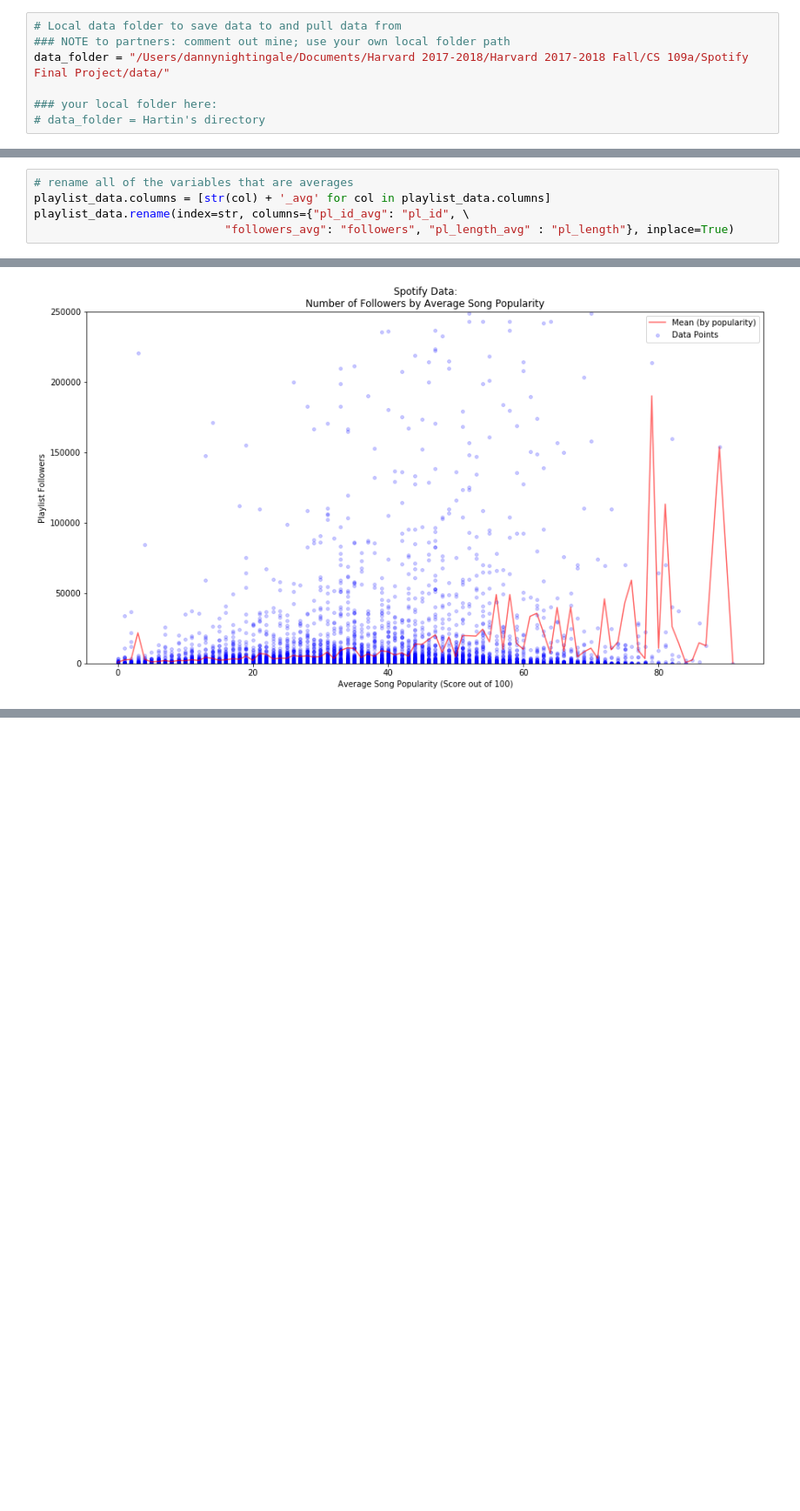
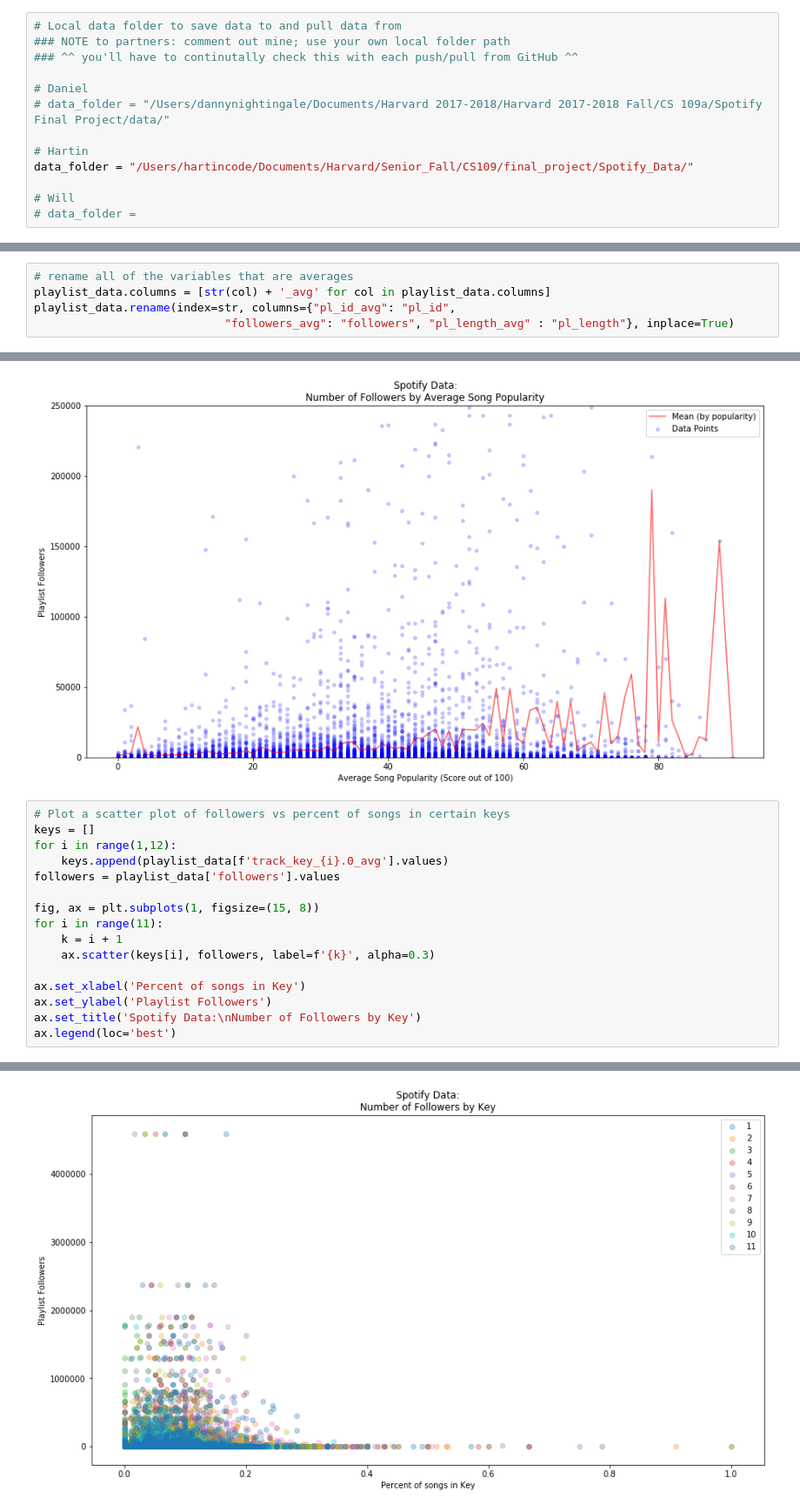
Before and after one commit to dhnightingale/spotify-cs109, a Jupyter notebook: Spotify Data Analysis.ipynb, the cells around one changed output, grey strips where cells are left out. Shown at 87% size. Cells and saved outputs as stored; diff of their text form; blank space fills up the shorter version.

```diff
--- a/Spotify Data Analysis.ipynb
+++ b/Spotify Data Analysis.ipynb
@@ -15,10 +15,16 @@ import seaborn.apionly as sns #sets up styles and gives us more plotting options
 # %%
 # Local data folder to save data to and pull data from
 ### NOTE to partners: comment out mine; use your own local folder path
-data_folder = "/Users/dannynightingale/Documents/Harvard 2017-2018/Harvard 2017-2018 Fall/CS 109a/Spotify Final Project/data/"
+### ^^ you'll have to continutally check this with each push/pull from GitHub ^^
 
-### your local folder here:
-# data_folder = Hartin's directory
+# Daniel
+# data_folder = "/Users/dannynightingale/Documents/Harvard 2017-2018/Harvard 2017-2018 Fall/CS 109a/Spotify Final Project/data/"
+
+# Hartin
+data_folder = "/Users/hartincode/Documents/Harvard/Senior_Fall/CS109/final_project/Spotify_Data/"
+
+# Will
+# data_folder =
 # %%
 # unpickle
 spotify_data = pd.read_pickle(data_folder + "spotify_data")
@@ -195,5 +214,5 @@ playlist_data = spotify_data_cleaned.groupby('pl_id', as_index=False).mean()
 # %%
 # rename all of the variables that are averages
 playlist_data.columns = [str(col) + '_avg' for col in playlist_data.columns]
-playlist_data.rename(index=str, columns={"pl_id_avg": "pl_id", \
+playlist_data.rename(index=str, columns={"pl_id_avg": "pl_id",
                             "followers_avg": "followers", "pl_length_avg" : "pl_length"}, inplace=True)
@@ -257,3 +286,20 @@ ax.legend(loc='best')
 del playlist_data['popularity']
 # %% [output]
 [figure]
+# %%
+# Plot a scatter plot of followers vs percent of songs in certain keys
+keys = []
+for i in range(1,12):
+    keys.append(playlist_data[f'track_key_{i}.0_avg'].values)
+followers = playlist_data['followers'].values
+
+fig, ax = plt.subplots(1, figsize=(15, 8))
+for i in range(11):
+    k = i + 1
+    ax.scatter(keys[i], followers, label=f'{k}', alpha=0.3)
+
+ax.set_xlabel('Percent of songs in Key')
+ax.set_ylabel('Playlist Followers')
+ax.set_title('Spotify Data:\nNumber of Followers by Key')
+ax.legend(loc='best')
+# %% [output]
@@ -259,0 +307 @@ del playlist_data['popularity']
+[figure, added]
```
Also changed, not shown: parts of 5 cells of this notebook.
